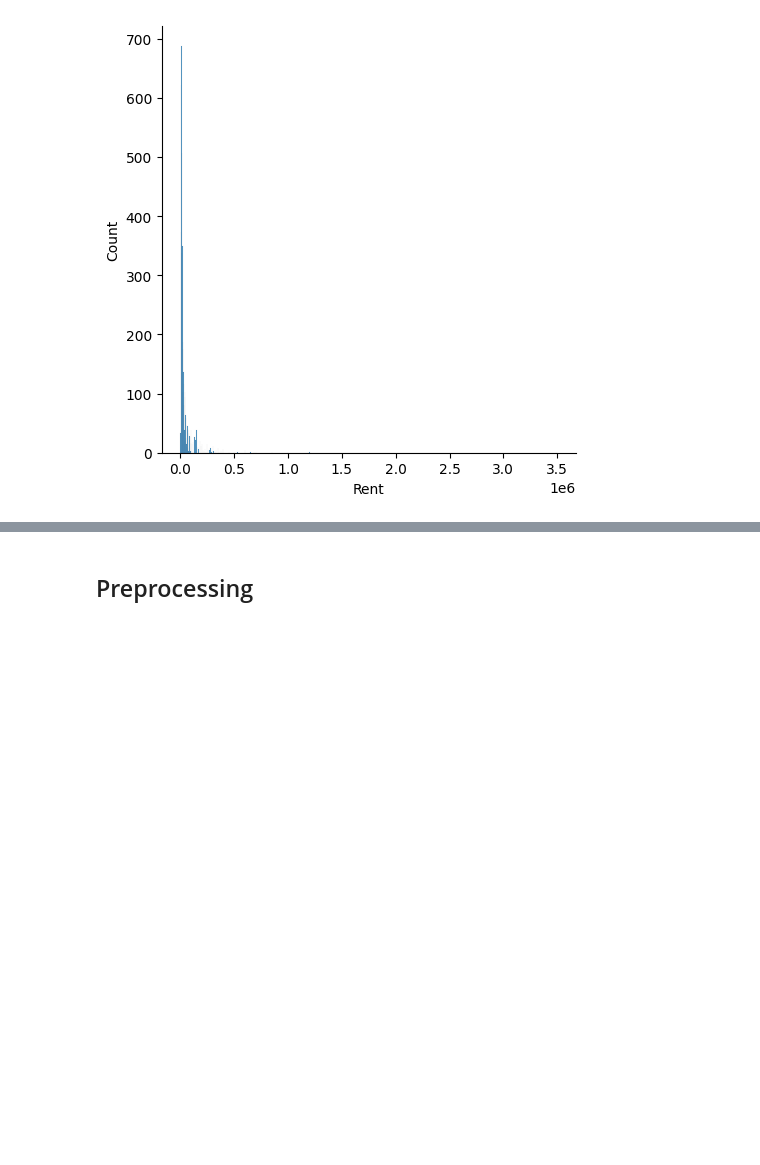
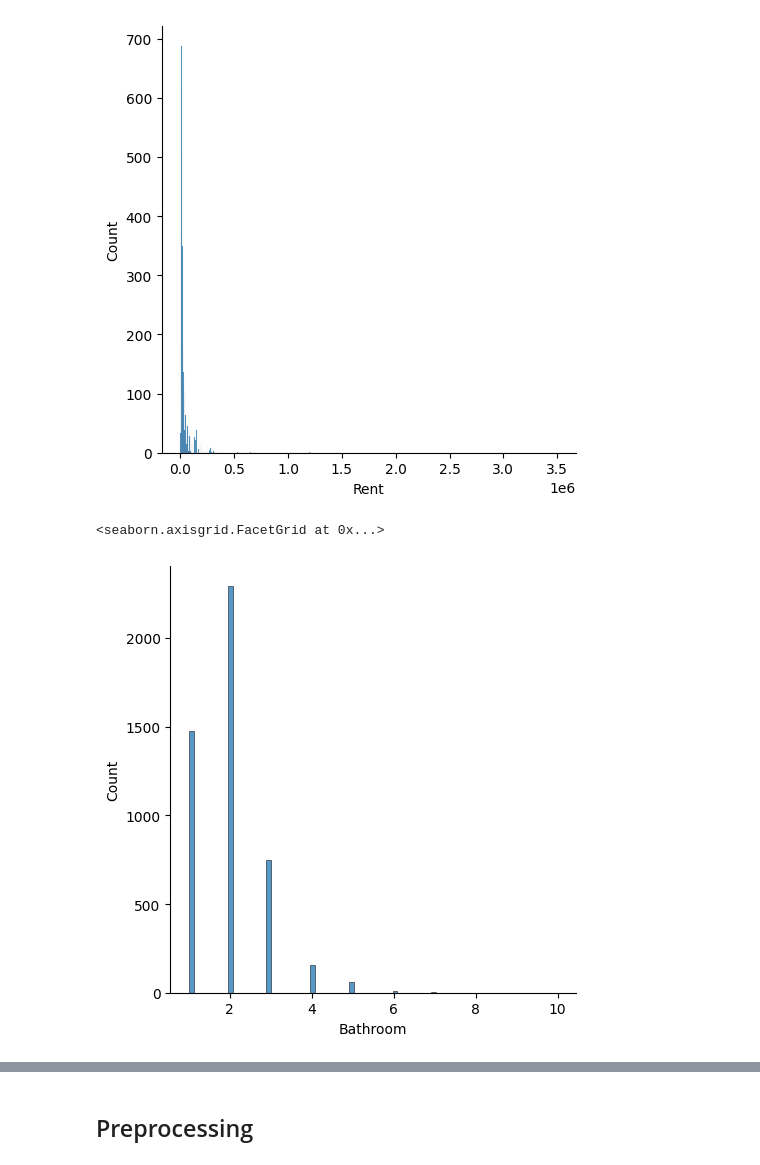
Before and after one commit to angelodelapaz/HouseRentRegressionModel, a Jupyter notebook: LabExercise1.ipynb, the cells around one changed output, grey strips where cells are left out. Saved outputs shown, nothing was run; the diff lists cells and outputs as text; code cells hidden in the pictures; blank space fills up the shorter version.

```diff
--- a/LabExercise1.ipynb
+++ b/LabExercise1.ipynb
@@ -51,3 +55,8 @@ sns.displot(data['Rent'])
 # %% [output]
 <seaborn.axisgrid.FacetGrid at 0x...>
 [figure]
+# %%
+sns.displot(data['Bathroom'])
+# %% [output]
+<seaborn.axisgrid.FacetGrid at 0x...>
+[figure, added]
```
Also changed, not shown: parts of 18 cells of this notebook, 1 other file.
